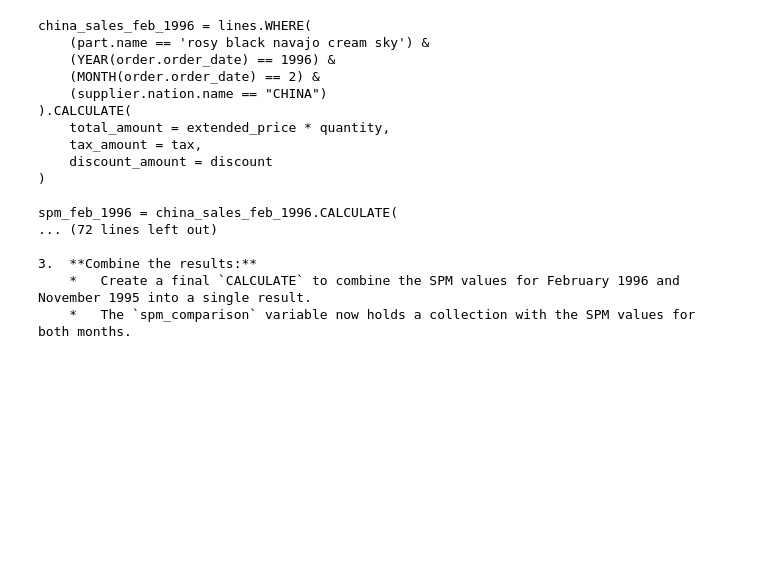
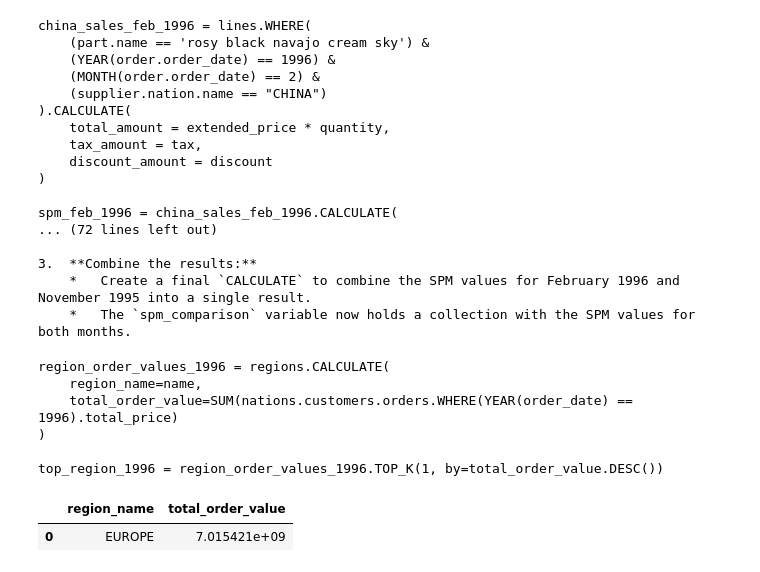
Before and after one commit to bodo-ai/text2pydough, a Jupyter notebook: workbench/AAraya/demo/llm_demo_final_vRK_v2.ipynb, the cells around one changed output. Saved outputs shown, nothing was run; the diff lists cells and outputs as text; code cells hidden in the pictures; blank space fills up the shorter version.

```diff
--- a/workbench/AAraya/demo/llm_demo_final_vRK_v2.ipynb
+++ b/workbench/AAraya/demo/llm_demo_final_vRK_v2.ipynb
@@ -765,3 +750,18 @@ spm_feb_1996 = china_sales_feb_1996.CALCULATE(
 3.  **Combine the results:**
     *   Create a final `CALCULATE` to combine the SPM values for February 1996 and November 1995 into a single result.
     *   The `spm_comparison` variable now holds a collection with the SPM values for both months.
+# %%
+query= """Region with highest total order value in 1996."""
+
+result= client.ask(query)
+
+result.df
+# %% [output]
+region_order_values_1996 = regions.CALCULATE(
+    region_name=name,
+    total_order_value=SUM(nations.customers.orders.WHERE(YEAR(order_date) == 1996).total_price)
+)
+
+top_region_1996 = region_order_values_1996.TOP_K(1, by=total_order_value.DESC())
+|  | region_name | total_order_value |
+| 0 | EUROPE | 7.015421e+09 |
```
Also changed, not shown: parts of 8 cells of this notebook, 1 other file.
